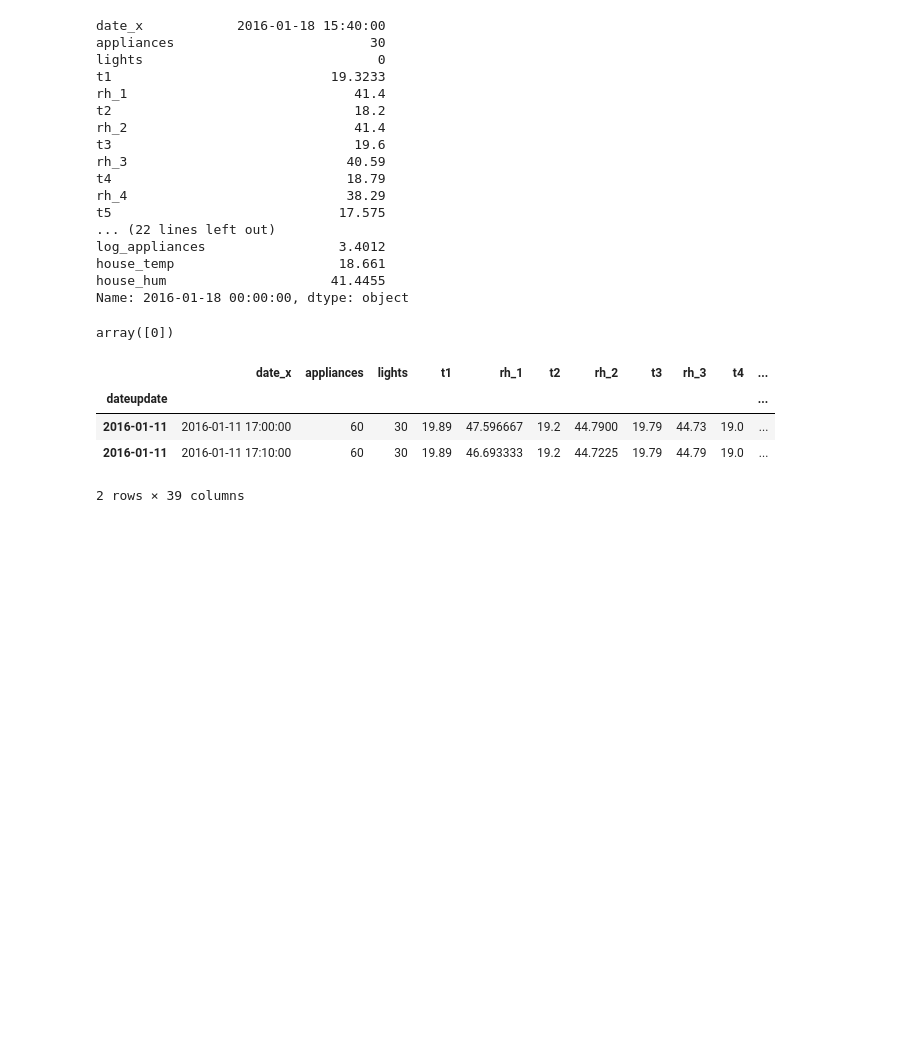
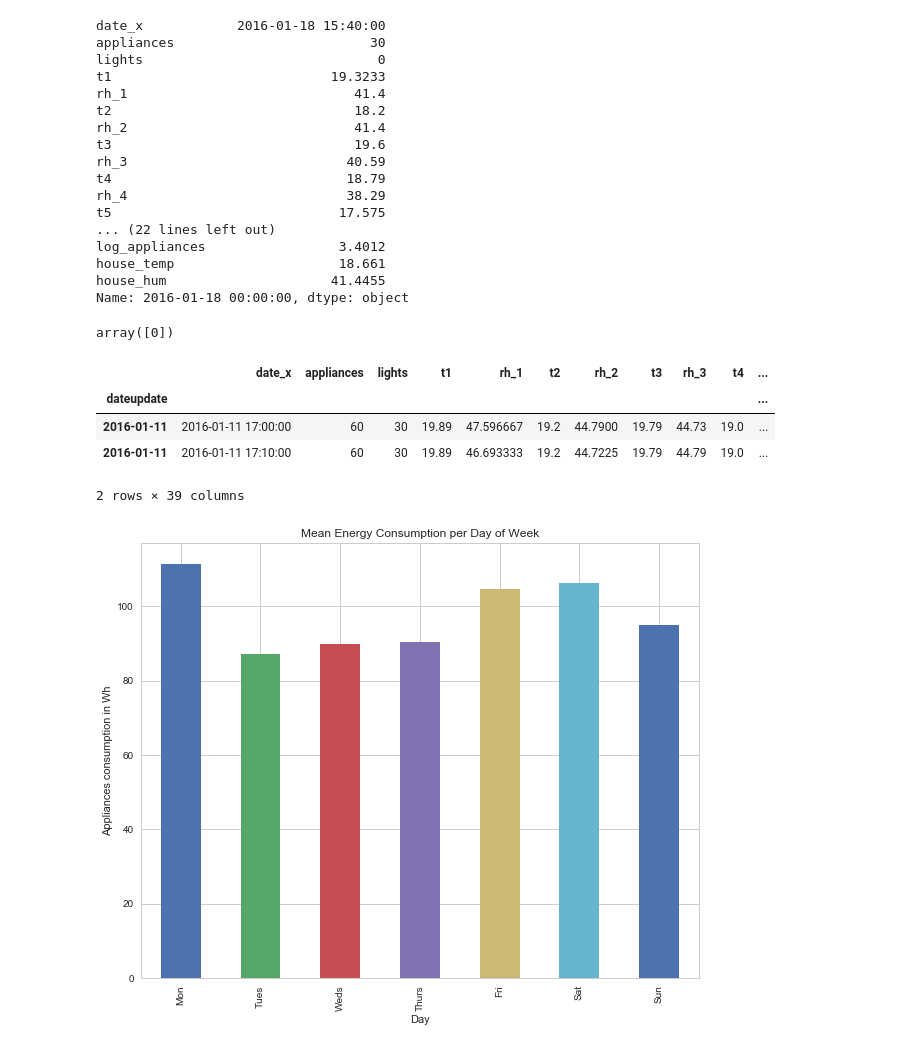
Before and after one commit to arijitsinha80/Springboard, a Jupyter notebook: Project/Capstoneproject_Phase2.ipynb, the cells around one changed output. Cells and saved outputs as stored; diff of their text form; code cells hidden in the pictures; blank space fills up the shorter version.

```diff
--- a/Project/Capstoneproject_Phase2.ipynb
+++ b/Project/Capstoneproject_Phase2.ipynb
@@ -275,3 +275,31 @@ df.head(2)
 | 2016-01-11 | 2016-01-11 17:00:00 | 60 | 30 | 19.89 | 47.596667 | 19.2 | 44.7900 | 19.79 | 44.73 | 19.0 | ... |
 | 2016-01-11 | 2016-01-11 17:10:00 | 60 | 30 | 19.89 | 46.693333 | 19.2 | 44.7225 | 19.79 | 44.79 | 19.0 | ... |
 2 rows × 39 columns
+# %%
+def daily(x,df=df):
+    return df.groupby('weekday')[x].mean()
+
+def monthly(x,df=df):
+    return df.groupby('month')[x].mean()
+'''
+def hourly(x,df=df):
+    return df.groupby('hour')[x].mean()
+def monthly_daily(x,df=df):
+    by_day = df.pivot_table(index='weekday',
+                                columns=['month'],
+                                values=x,
+                                aggfunc='mean')
+    return round(by_day, ndigits=2)
+    '''
+# %%
+# Plot of Mean Energy Consumption per Day of Week
+
+daily('appliances').plot(kind = 'bar', figsize=(10,8))
+ticks = list(range(0, 7, 1))
+labels = "Mon Tues Weds Thurs Fri Sat Sun".split()
+plt.xlabel('Day')
+plt.ylabel('Appliances consumption in Wh')
+plt.title('Mean Energy Consumption per Day of Week')
+plt.xticks(ticks, labels);
+# %% [output]
+[figure, added]
```
Also changed, not shown: parts of 3 cells of this notebook, 1 other file.
